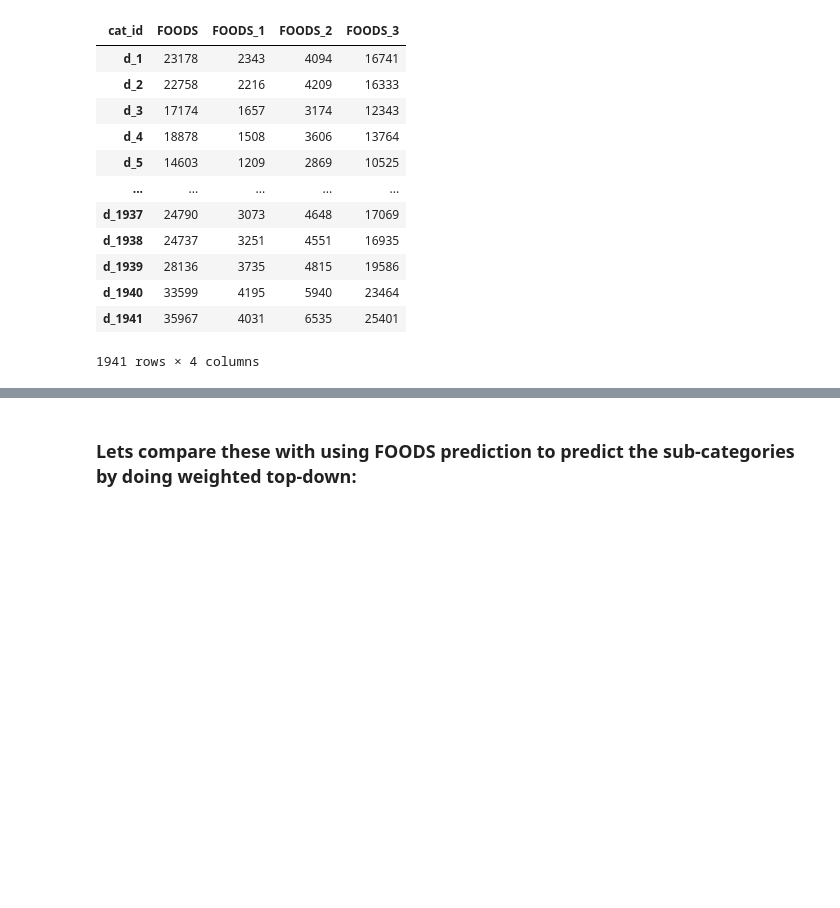
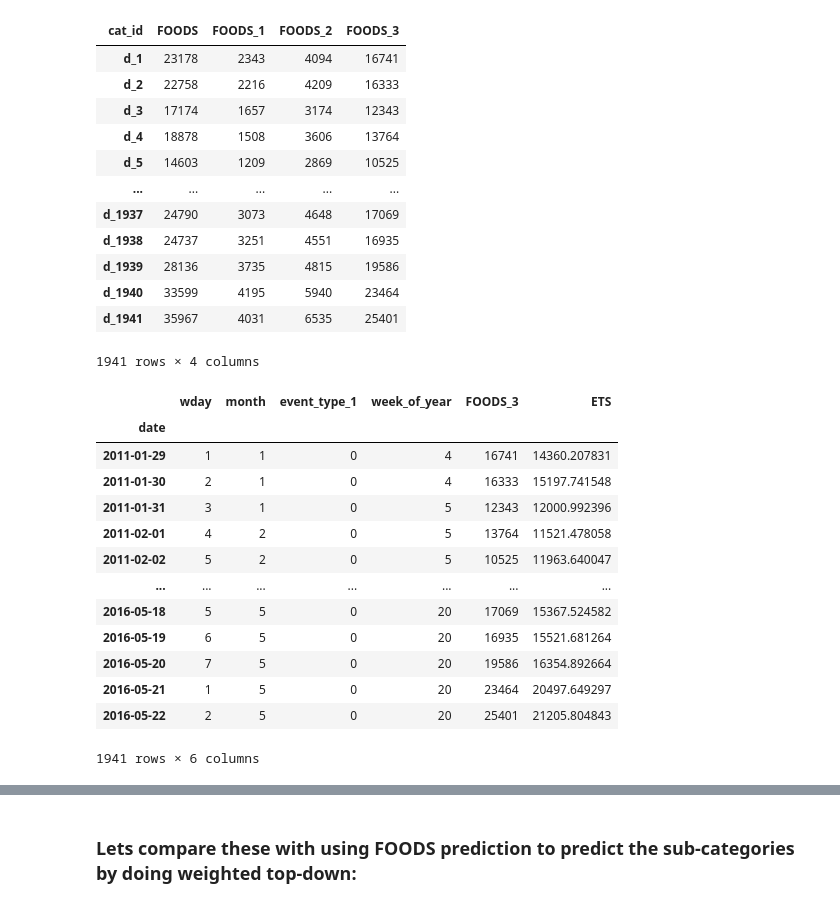
Before and after one commit to sithankanna/hts-forecast, a Jupyter notebook: notebooks/005-EK-hierarchytesting.ipynb, the cells around one changed output, grey strips where cells are left out. Cells and saved outputs as stored; diff of their text form; code cells hidden in the pictures; blank space fills up the shorter version.

```diff
--- a/notebooks/005-EK-hierarchytesting.ipynb
+++ b/notebooks/005-EK-hierarchytesting.ipynb
@@ -120,6 +120,23 @@ foods_3_sales['FOODS_3'] = food['FOODS_3'].values
 foods_3_sales['ETS'] = ETS_predict(frame=foods_3_sales, column_to_predict='FOODS_3', days_to_predict=120)['ETS'].values
 foods_3_sales.date = pd.to_datetime(foods_3_sales.date)
 foods_3_sales.set_index('date', inplace=True)
+# %%
+foods_3_sales
+# %% [output]
+|  | wday | month | event_type_1 | week_of_year | FOODS_3 | ETS |
+| date |  |  |  |  |  |  |
+| 2011-01-29 | 1 | 1 | 0 | 4 | 16741 | 14360.207831 |
+| 2011-01-30 | 2 | 1 | 0 | 4 | 16333 | 15197.741548 |
+| 2011-01-31 | 3 | 1 | 0 | 5 | 12343 | 12000.992396 |
+| 2011-02-01 | 4 | 2 | 0 | 5 | 13764 | 11521.478058 |
+| 2011-02-02 | 5 | 2 | 0 | 5 | 10525 | 11963.640047 |
+| ... | ... | ... | ... | ... | ... | ... |
+| 2016-05-18 | 5 | 5 | 0 | 20 | 17069 | 15367.524582 |
+| 2016-05-19 | 6 | 5 | 0 | 20 | 16935 | 15521.681264 |
+| 2016-05-20 | 7 | 5 | 0 | 20 | 19586 | 16354.892664 |
+| 2016-05-21 | 1 | 5 | 0 | 20 | 23464 | 20497.649297 |
+| 2016-05-22 | 2 | 5 | 0 | 20 | 25401 | 21205.804843 |
+1941 rows × 6 columns
 # %%
 foods_y_test, foods_y_predicted = split_n_model(frame=foods_sales, target_feature='FOODS',
                                                 train_start_date='2011-01-29', train_end_date='2016-01-22',
```
Also changed, not shown: parts of 6 cells of this notebook, 1 other file.
